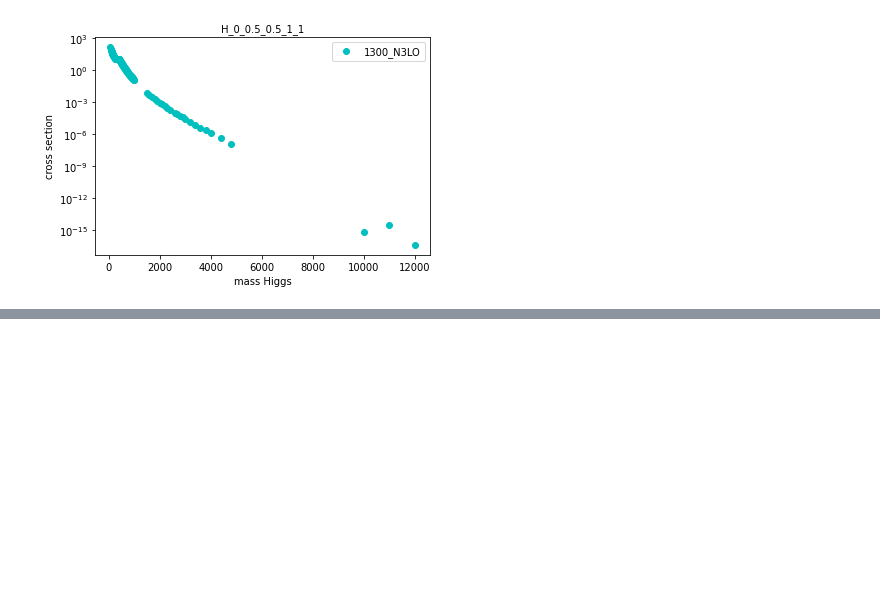
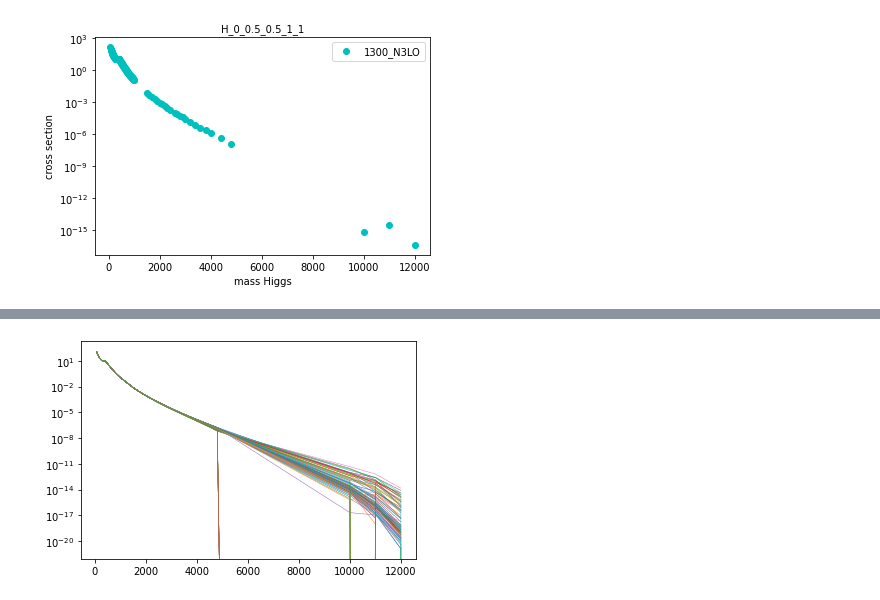
Before and after one commit to anandaguha/HiggsAnalysis, a Jupyter notebook: ReadCSV.ipynb, the cells around one changed output, grey strips where cells are left out. Cells and saved outputs as stored; diff of their text form; code cells hidden in the pictures; blank space fills up the shorter version.

```diff
--- a/ReadCSV.ipynb
+++ b/ReadCSV.ipynb
@@ -215,0 +309,4 @@ def giveY(fName):
+# %%
+pdfPlotsN3LO()
+# %% [output]
+[figure, added]
```
Also changed, not shown: parts of 16 cells of this notebook.
